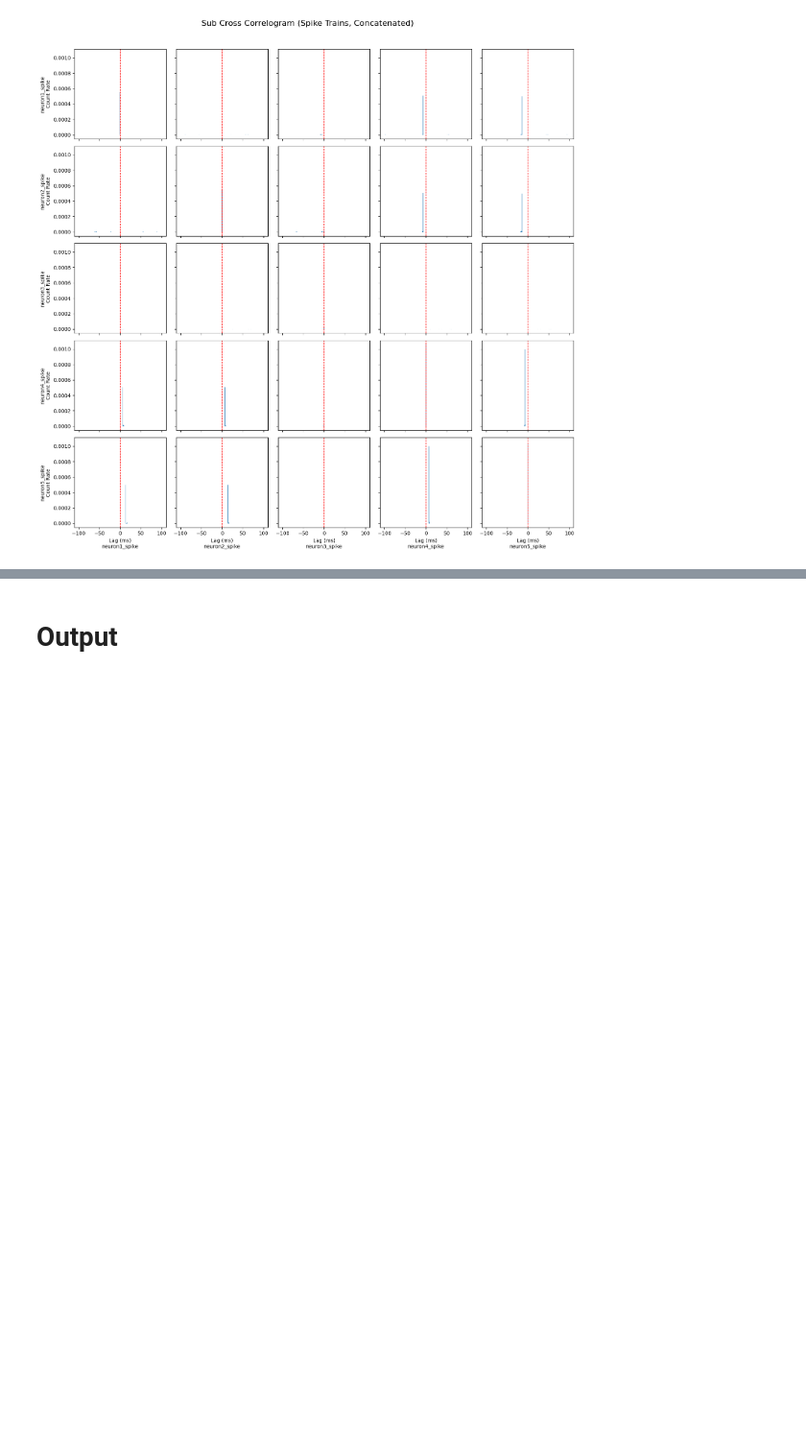
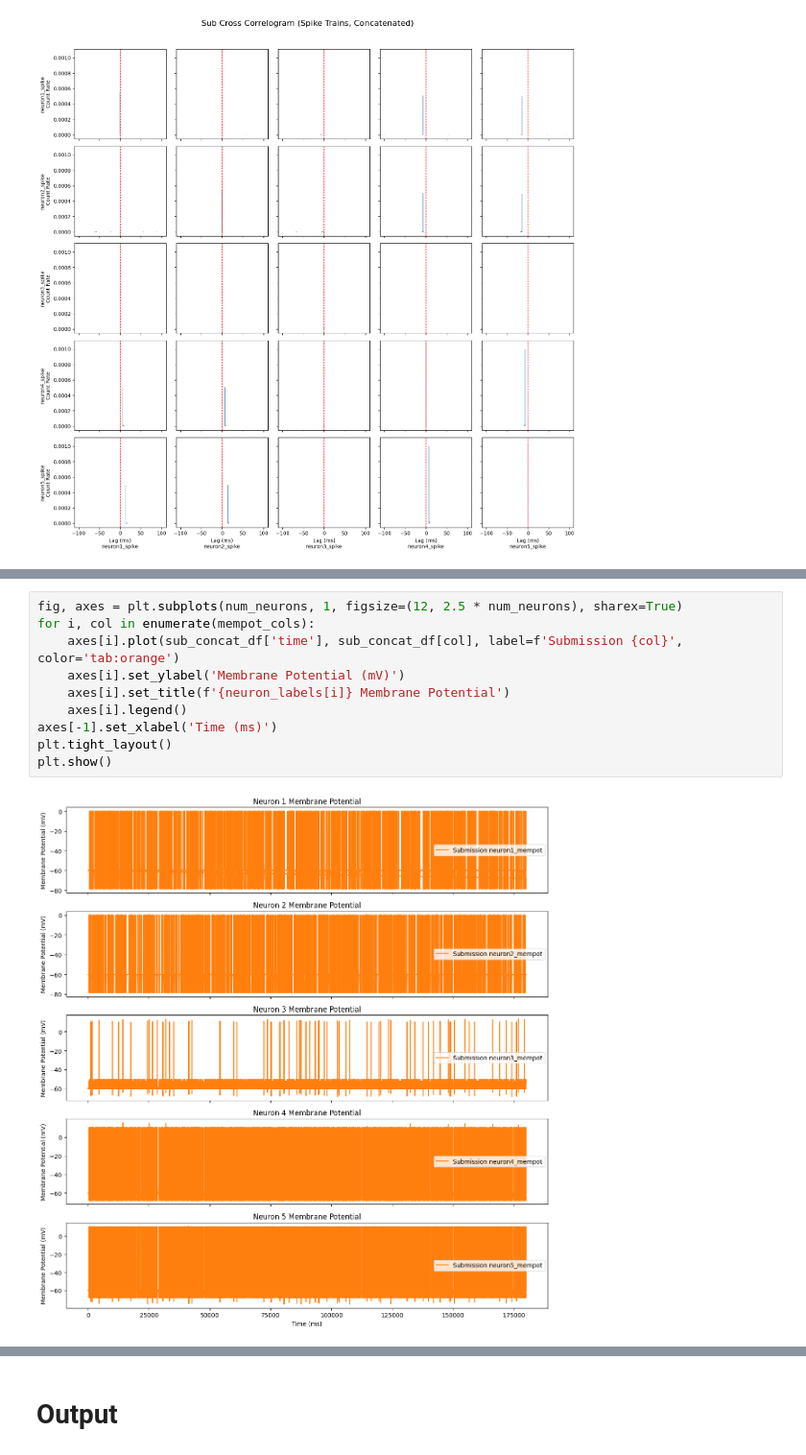
Before and after one commit to Nerfworm/IFneuron-model, a Jupyter notebook: data_playground_4.ipynb, the cells around one changed output, grey strips where cells are left out. Shown at 96% size. Saved outputs shown, nothing was run; the diff lists cells and outputs as text; blank space fills up the shorter version.

```diff
--- a/data_playground_4.ipynb
+++ b/data_playground_4.ipynb
@@ -533,0 +581,12 @@ Cross-correlogram for Submission (Concatenated)
+# %%
+fig, axes = plt.subplots(num_neurons, 1, figsize=(12, 2.5 * num_neurons), sharex=True)
+for i, col in enumerate(mempot_cols):
+    axes[i].plot(sub_concat_df['time'], sub_concat_df[col], label=f'Submission {col}', color='tab:orange')
+    axes[i].set_ylabel('Membrane Potential (mV)')
+    axes[i].set_title(f'{neuron_labels[i]} Membrane Potential')
+    axes[i].legend()
+axes[-1].set_xlabel('Time (ms)')
+plt.tight_layout()
+plt.show()
+# %% [output]
+[figure, added]
```
Also changed, not shown: parts of 12 cells of this notebook, 2 other files.
